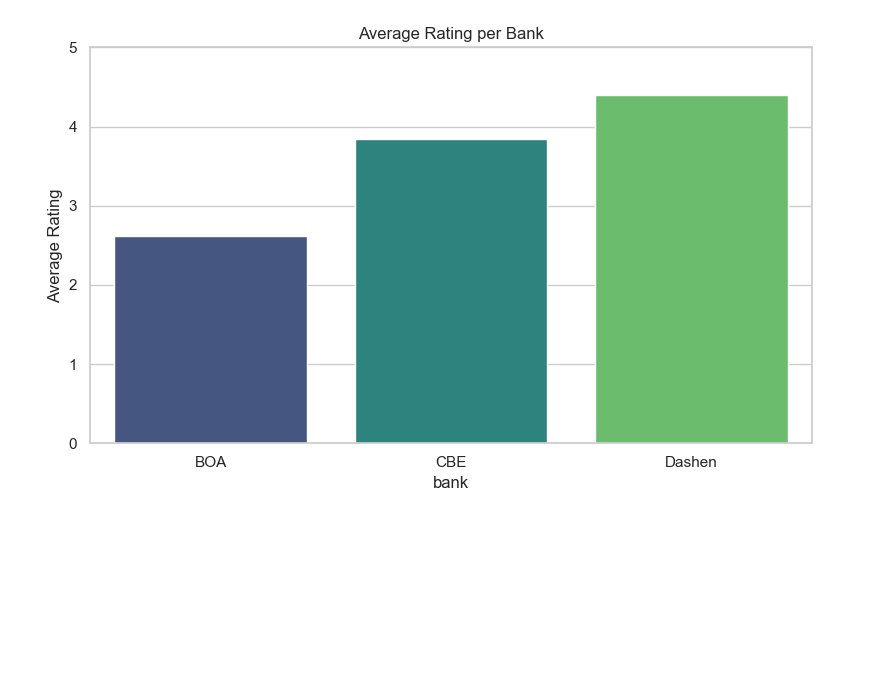
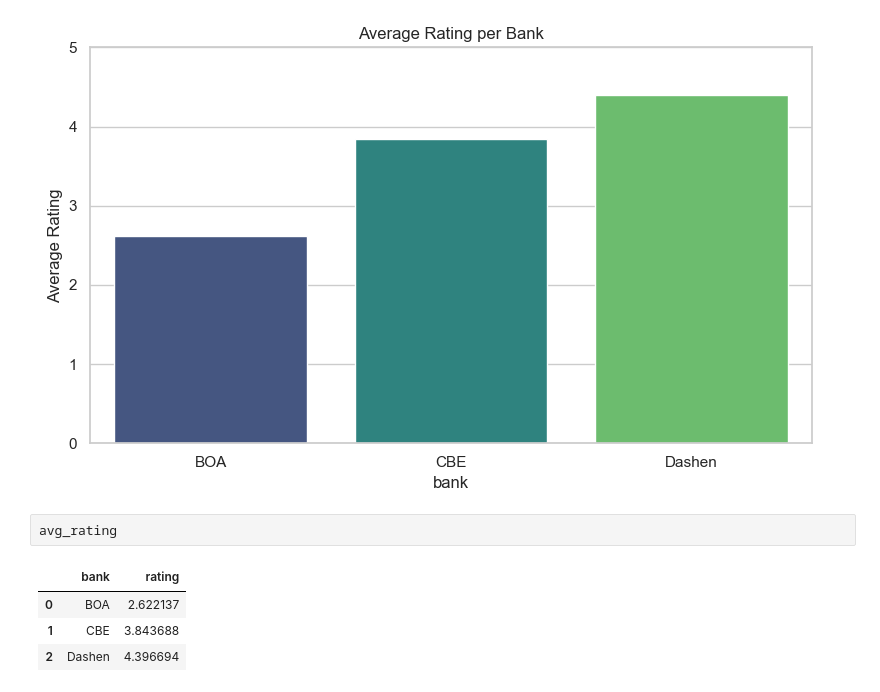
Before and after one commit to SimachewG/AIM_Week2_Customer_Experience_Analytics, a Jupyter notebook: notebook/Data collection and preprocessing.ipynb, the cells around one changed output. Drawn from its saved outputs; the diff is of its cells as text; blank space fills up the shorter version.

```diff
--- a/notebook/Data collection and preprocessing.ipynb
+++ b/notebook/Data collection and preprocessing.ipynb
@@ -138,3 +175,10 @@ Passing `palette` without assigning `hue` is deprecated and will be removed in v
 
   sns.barplot(data=avg_rating, x='bank', y='rating', palette='viridis')
 [figure]
+# %%
+avg_rating
+# %% [output]
+|  | bank | rating |
+| 0 | BOA | 2.622137 |
+| 1 | CBE | 3.843688 |
+| 2 | Dashen | 4.396694 |
```
Also changed, not shown: parts of 9 cells of this notebook.
